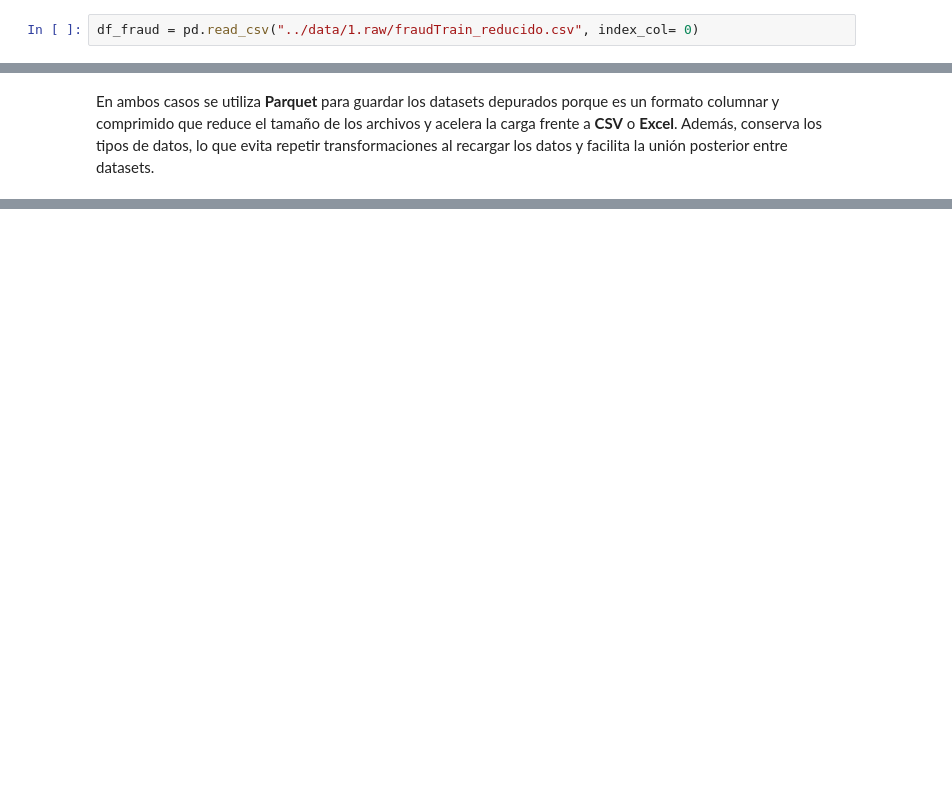
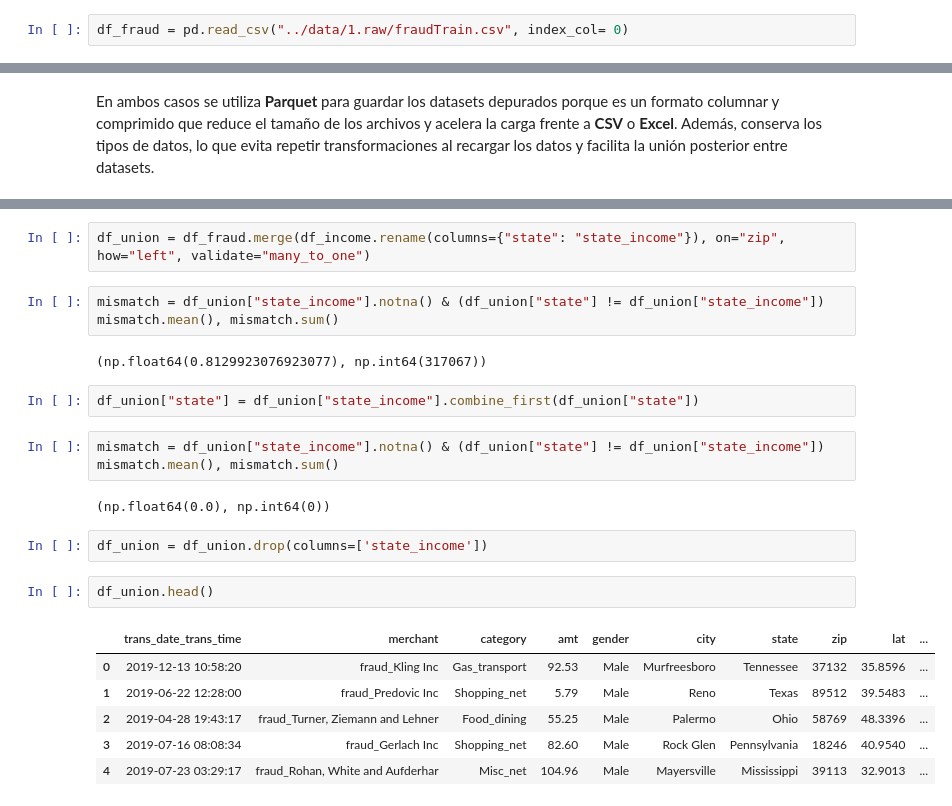
Before and after one commit to C4rl0s1515/Fraud-detection-eda-project, a Jupyter notebook: notebook/0.2_limpieza_y_transformacion2.ipynb, the cells around one changed output, grey strips where cells are left out. Drawn from its saved outputs; the diff is of its cells as text; blank space fills up the shorter version.

```diff
--- a/notebook/0.2_limpieza_y_transformacion2.ipynb
+++ b/notebook/0.2_limpieza_y_transformacion2.ipynb
@@ -14,7 +16,7 @@ import seaborn as sns
 # %% [markdown]
 ## Carga de datos `fraudTrain.csv`
 # %%
-df_fraud = pd.read_csv("../data/1.raw/fraudTrain_reducido.csv", index_col= 0)
+df_fraud = pd.read_csv("../data/1.raw/fraudTrain.csv", index_col= 0)
 # %% [markdown]
 Se muestran las primeras filas para verificar que el conjunto de datos se ha cargado correctamente.
 # %%
@@ -415,0 +430,25 @@ En ambos casos se utiliza **Parquet** para guardar los datasets depurados porque
+# %%
+df_union = df_fraud.merge(df_income.rename(columns={"state": "state_income"}), on="zip", how="left", validate="many_to_one")
+# %%
+mismatch = df_union["state_income"].notna() & (df_union["state"] != df_union["state_income"])
+mismatch.mean(), mismatch.sum()
+# %% [output]
+(np.float64(0.8129923076923077), np.int64(317067))
+# %%
+df_union["state"] = df_union["state_income"].combine_first(df_union["state"])
+# %%
+mismatch = df_union["state_income"].notna() & (df_union["state"] != df_union["state_income"])
+mismatch.mean(), mismatch.sum()
+# %% [output]
+(np.float64(0.0), np.int64(0))
+# %%
+df_union = df_union.drop(columns=['state_income'])
+# %%
+df_union.head()
+# %% [output]
+|  | trans_date_trans_time | merchant | category | amt | gender | city | state | zip | lat | ... |
+| 0 | 2019-12-13 10:58:20 | fraud_Kling Inc | Gas_transport | 92.53 | Male | Murfreesboro | Tennessee | 37132 | 35.8596 | ... |
+| 1 | 2019-06-22 12:28:00 | fraud_Predovic Inc | Shopping_net | 5.79 | Male | Reno | Texas | 89512 | 39.5483 | ... |
+| 2 | 2019-04-28 19:43:17 | fraud_Turner, Ziemann and Lehner | Food_dining | 55.25 | Male | Palermo | Ohio | 58769 | 48.3396 | ... |
+| 3 | 2019-07-16 08:08:34 | fraud_Gerlach Inc | Shopping_net | 82.60 | Male | Rock Glen | Pennsylvania | 18246 | 40.9540 | ... |
+| 4 | 2019-07-23 03:29:17 | fraud_Rohan, White and Aufderhar | Misc_net | 104.96 | Male | Mayersville | Mississippi | 39113 | 32.9013 | ... |
```
Also changed, not shown: parts of 16 cells of this notebook, 8 other files.
